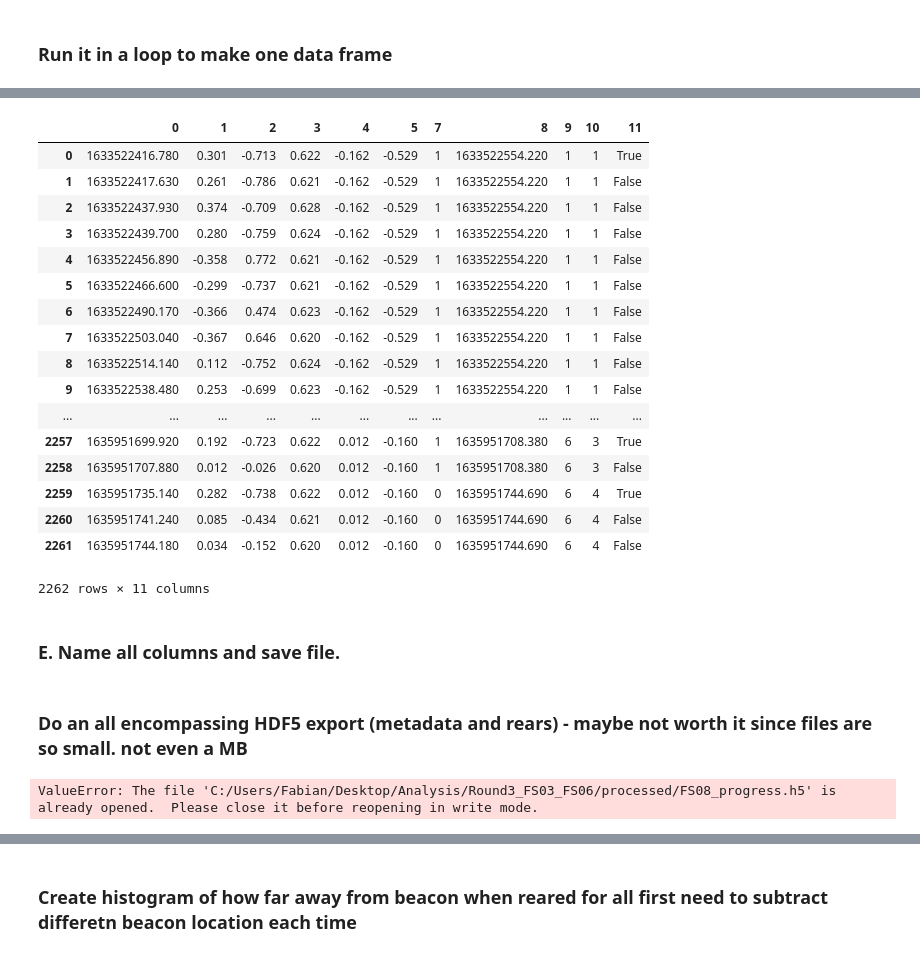
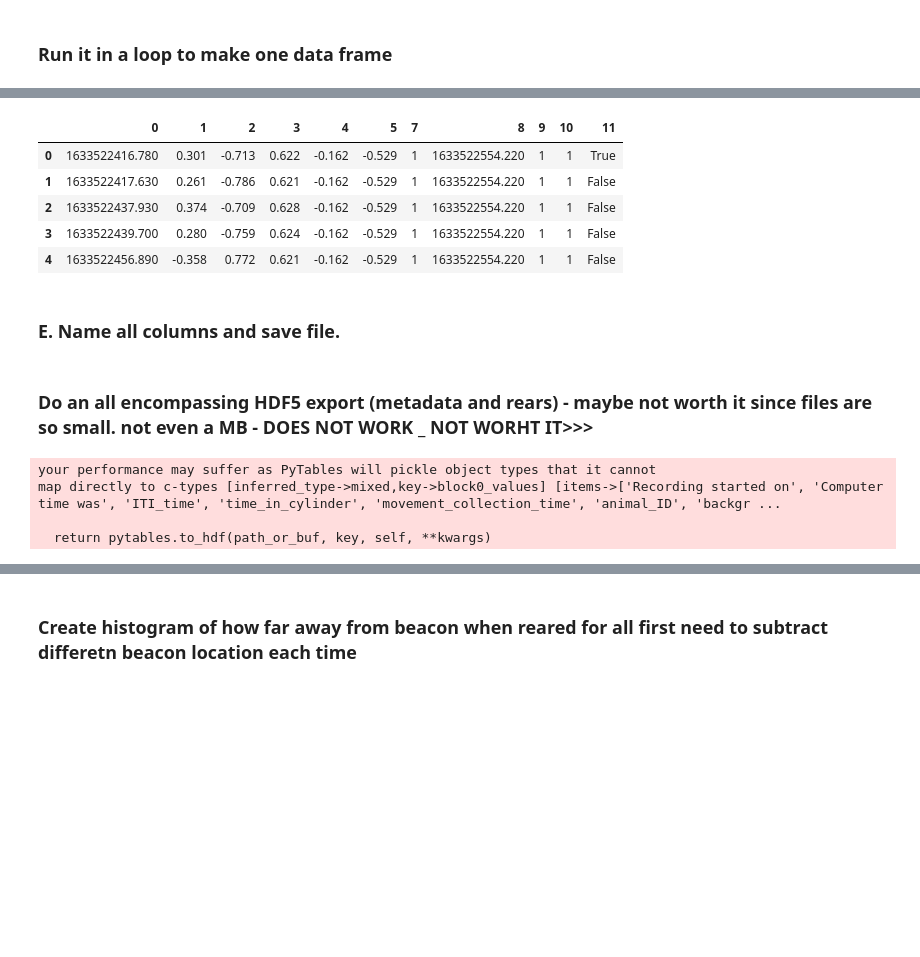
Before and after one commit to Fabalinks/Rearing_analysis, a Jupyter notebook: Code/20210526_FS_rearing_histogram.ipynb, the cells around one changed output, grey strips where cells are left out. Saved outputs shown, nothing was run; the diff lists cells and outputs as text; code cells hidden in the pictures; blank space fills up the shorter version.

```diff
--- a/Code/20210526_FS_rearing_histogram.ipynb
+++ b/Code/20210526_FS_rearing_histogram.ipynb
@@ -224,13 +259,27 @@ See the caveats in the documentation: http://pandas.pydata.org/pandas-docs/stabl
 # NEED TO FIX THIS to give only times when invisible is true
 
 def invis_times_meta(beacon,invisible_time=60,light_off=4):
-    """Add invisible time from beacon """
+    """Add invisible time from beacon
+    PARAMS
+    ------------
+    beacon : DataFrame
+        beacons
+    invisible_time ; int
+        Inter trial interval time
+    light_off : int
+        how often beacon visible
+
+    Returns
+    ------------
+    Data Frame with all beacon position and if visible or not and collecting
+    succesful visible trials an dho much time elapsed since invisible beacon
+
+    """
     invis=[]
     beacon[7]=0.0
     df = beacon[0].diff().to_frame()
     for ind in df.index:
         if df[0][ind]>invisible_time and ((ind+1) % light_off == 0):
-            print('true')
             beacon[7][ind]= beacon[0][ind-1]+invisible_time
             invis.append((beacon[0][ind-1],beacon[0][ind-1]+invisible_time))
         elif ((ind+1) % light_off == 0):
@@ -238,7 +287,6 @@ def invis_times_meta(beacon,invisible_time=60,light_off=4):
             beacon[7][ind] = beacon[0][ind]
         else:
             beacon[7][ind] = beacon[0][ind]
-    print(invis)
     return beacon,invis
 FS03_beacon,times = invis_times_meta(FS03_beacon)
 FS03_beacon.head(20)
@@ -302,6 +338,21 @@ times
 ### C. Match and connect rearing file with beacon file - add a beacon location and visibility column, also correct for position to centralize. Need to also add when previous beacon changed because not all beacons are triggered by rears - then it can be bug. So Add an extra column that has the time from beacon
 # %%
 def match_and_append(Z_points,beacon,times):
+    """Matchs a beacon to a particular rear and join into one data frame also rotate them!
+    PARAMS
+    ------------
+    Z_points : DataFrame
+        rears
+    beacon ; DataFrame
+        beacon
+    times : tuples
+        tuple of all invisible intervals
+
+    Returns
+    ------------
+    Data Frame with all beacon position matching to rears
+
+    """
     alpha= 1.7
     df_rears = Z_points
     df_rears[7]=1
@@ -340,7 +391,7 @@ def match_and_append(Z_points,beacon,times):
     df_rears[8]=beacon_trigger
     #return rearing
 
-    print(beacon_seen_in_rear)
+    #print(beacon_seen_in_rear)
     df_rears[4]=Xs
     df_rears[5]=Ys
     #df_rears[6]=visibility
@@ -365,5 +416,5 @@ def match_and_append(Z_points,beacon,times):
     return df_rears_corrected[[0,1,2,3,4,5,7,8]]
 rearing = match_and_append(Z_points,FS03_beacon,times)
 print(rearing.size)
-rearing
+rearing.head()
 # %% [output]
@@ -812,23 +770,11 @@ plt.savefig('%srears_per_session_%s.png'%(figures,rat_ID), dpi = 100)
 # %%
-rearing
+rearing.head()
 # %% [output]
 |  | 0 | 1 | 2 | 3 | 4 | 5 | 7 | 8 | 9 | 10 | 11 |
 | 0 | 1633522416.780 | 0.301 | -0.713 | 0.622 | -0.162 | -0.529 | 1 | 1633522554.220 | 1 | 1 | True |
 | 1 | 1633522417.630 | 0.261 | -0.786 | 0.621 | -0.162 | -0.529 | 1 | 1633522554.220 | 1 | 1 | False |
 | 2 | 1633522437.930 | 0.374 | -0.709 | 0.628 | -0.162 | -0.529 | 1 | 1633522554.220 | 1 | 1 | False |
 | 3 | 1633522439.700 | 0.280 | -0.759 | 0.624 | -0.162 | -0.529 | 1 | 1633522554.220 | 1 | 1 | False |
 | 4 | 1633522456.890 | -0.358 | 0.772 | 0.621 | -0.162 | -0.529 | 1 | 1633522554.220 | 1 | 1 | False |
-| 5 | 1633522466.600 | -0.299 | -0.737 | 0.621 | -0.162 | -0.529 | 1 | 1633522554.220 | 1 | 1 | False |
-| 6 | 1633522490.170 | -0.366 | 0.474 | 0.623 | -0.162 | -0.529 | 1 | 1633522554.220 | 1 | 1 | False |
-| 7 | 1633522503.040 | -0.367 | 0.646 | 0.620 | -0.162 | -0.529 | 1 | 1633522554.220 | 1 | 1 | False |
-| 8 | 1633522514.140 | 0.112 | -0.752 | 0.624 | -0.162 | -0.529 | 1 | 1633522554.220 | 1 | 1 | False |
-| 9 | 1633522538.480 | 0.253 | -0.699 | 0.623 | -0.162 | -0.529 | 1 | 1633522554.220 | 1 | 1 | False |
-| ... | ... | ... | ... | ... | ... | ... | ... | ... | ... | ... | ... |
-| 2257 | 1635951699.920 | 0.192 | -0.723 | 0.622 | 0.012 | -0.160 | 1 | 1635951708.380 | 6 | 3 | True |
-| 2258 | 1635951707.880 | 0.012 | -0.026 | 0.620 | 0.012 | -0.160 | 1 | 1635951708.380 | 6 | 3 | False |
-| 2259 | 1635951735.140 | 0.282 | -0.738 | 0.622 | 0.012 | -0.160 | 0 | 1635951744.690 | 6 | 4 | True |
-| 2260 | 1635951741.240 | 0.085 | -0.434 | 0.621 | 0.012 | -0.160 | 0 | 1635951744.690 | 6 | 4 | False |
-| 2261 | 1635951744.180 | 0.034 | -0.152 | 0.620 | 0.012 | -0.160 | 0 | 1635951744.690 | 6 | 4 | False |
-2262 rows × 11 columns
 # %% [markdown]
 ### E. Name all columns  and save file.
@@ -845,8 +781,11 @@ writer.save()
 # %% [markdown]
-### Do an all encompassing HDF5 export (metadata and rears)  - maybe not worth it since files are so small. not even a MB
+### Do an all encompassing HDF5 export (metadata and rears)  - maybe not worth it since files are so small. not even a MB  - DOES NOT WORK _ NOT WORHT IT>>>
 # %%
-h5File = (processed +'FS08_progress.h5')
+h5File = (processed +'FS11_progress.h5')
 rearing.to_hdf(h5File, key ="rears", mode='w',table=True)
 sorted_data.to_hdf(h5File, key ="metadata", mode='w',table=True)
 # %% [output]
-ValueError: The file 'C:/Users/Fabian/Desktop/Analysis/Round3_FS03_FS06/processed/FS08_progress.h5' is already opened.  Please close it before reopening in write mode.
+your performance may suffer as PyTables will pickle object types that it cannot
+map directly to c-types [inferred_type->mixed,key->block0_values] [items->['Recording started on', 'Computer time was', 'ITI_time', 'time_in_cylinder', 'movement_collection_time', 'animal_ID', 'backgr ...
+
+  return pytables.to_hdf(path_or_buf, key, self, **kwargs)
```
Also changed, not shown: parts of 25 cells of this notebook, 1 other file.
